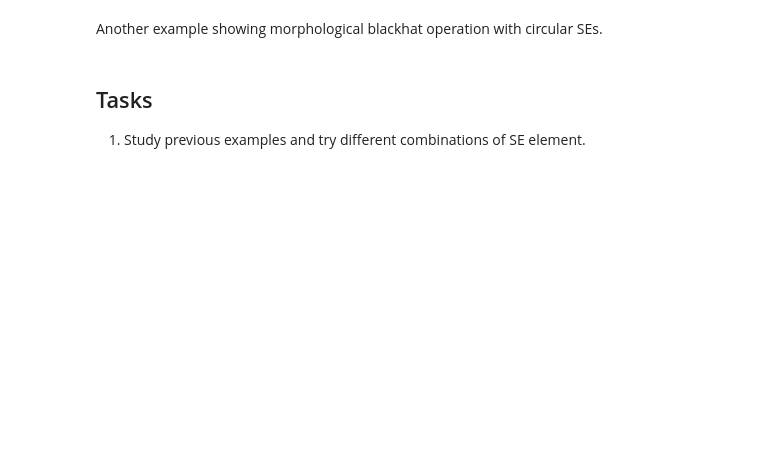
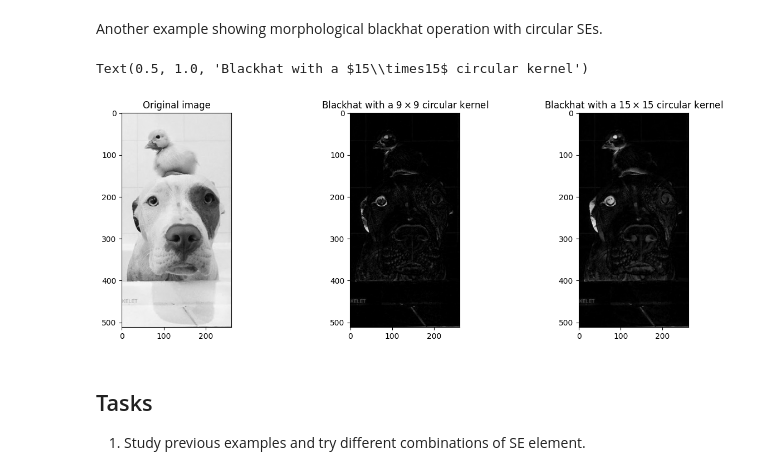
Before and after one commit to aljubic1/RacunalniVid_lab, a Jupyter notebook: lab3.ipynb, the cells around one changed output. Saved outputs shown, nothing was run; the diff lists cells and outputs as text; code cells hidden in the pictures; blank space fills up the shorter version.

```diff
--- a/lab3.ipynb
+++ b/lab3.ipynb
@@ -457,22 +463,25 @@ plt.title(r'Closing with a $15\times15$ circular kernel')
 # %% [markdown]
 Another example showing morphological blackhat operation with circular SEs.
 # %%
-img = cv2.imread('images/binary_image.jpg',0)
+img = cv2.imread('images/ducks.jpg',0)
 kernel1 = cv2.getStructuringElement(cv2.MORPH_ELLIPSE, (9,9))
 black1 = cv2.morphologyEx(img, cv2.MORPH_BLACKHAT, kernel1)
 kernel2 = cv2.getStructuringElement(cv2.MORPH_ELLIPSE, (15,15))
 black2 = cv2.morphologyEx(img, cv2.MORPH_BLACKHAT, kernel2)
 
 plt.figure(figsize=(15, 5))
 plt.subplot(131)
 plt.imshow(img, cmap=plt.cm.gray)
 plt.title('Original image')
 plt.subplot(132)
 plt.imshow(black1, cmap=plt.cm.gray)
 plt.title(r'Blackhat with a $9\times9$ circular kernel')
 plt.subplot(133)
 plt.imshow(black2, cmap=plt.cm.gray)
 plt.title(r'Blackhat with a $15\times15$ circular kernel')
+# %% [output]
+Text(0.5, 1.0, 'Blackhat with a $15\\times15$ circular kernel')
+[figure, added]
 # %% [markdown]
 ## Tasks
 
```
Also changed, not shown: parts of 4 cells of this notebook.
